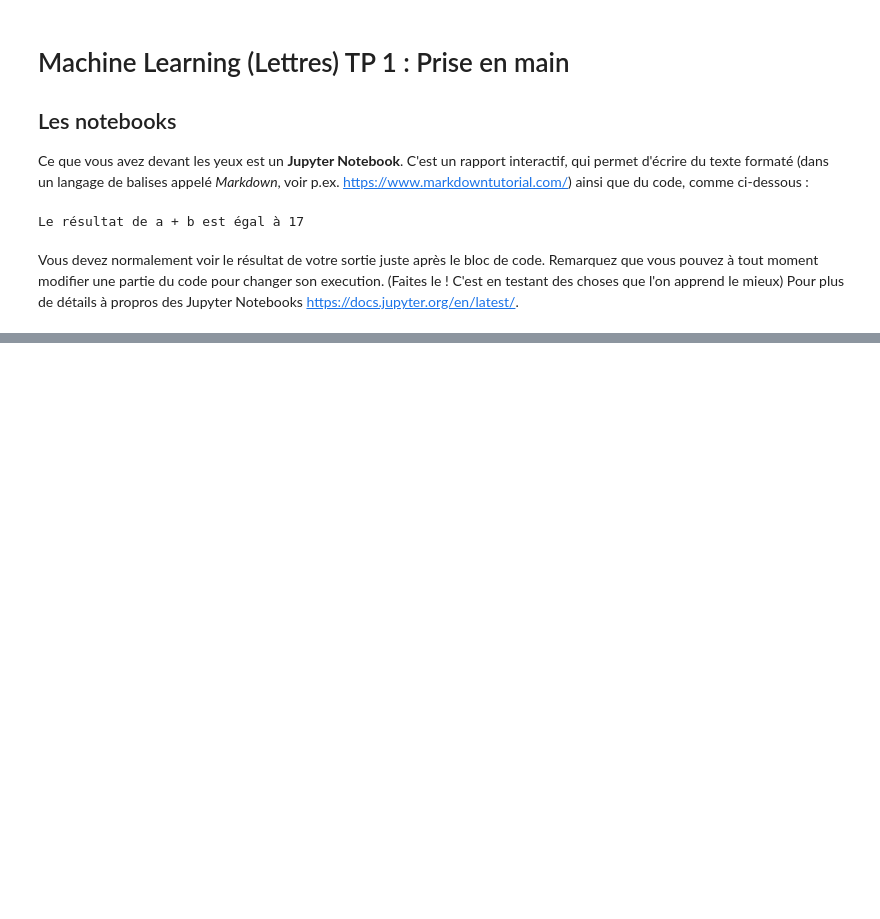
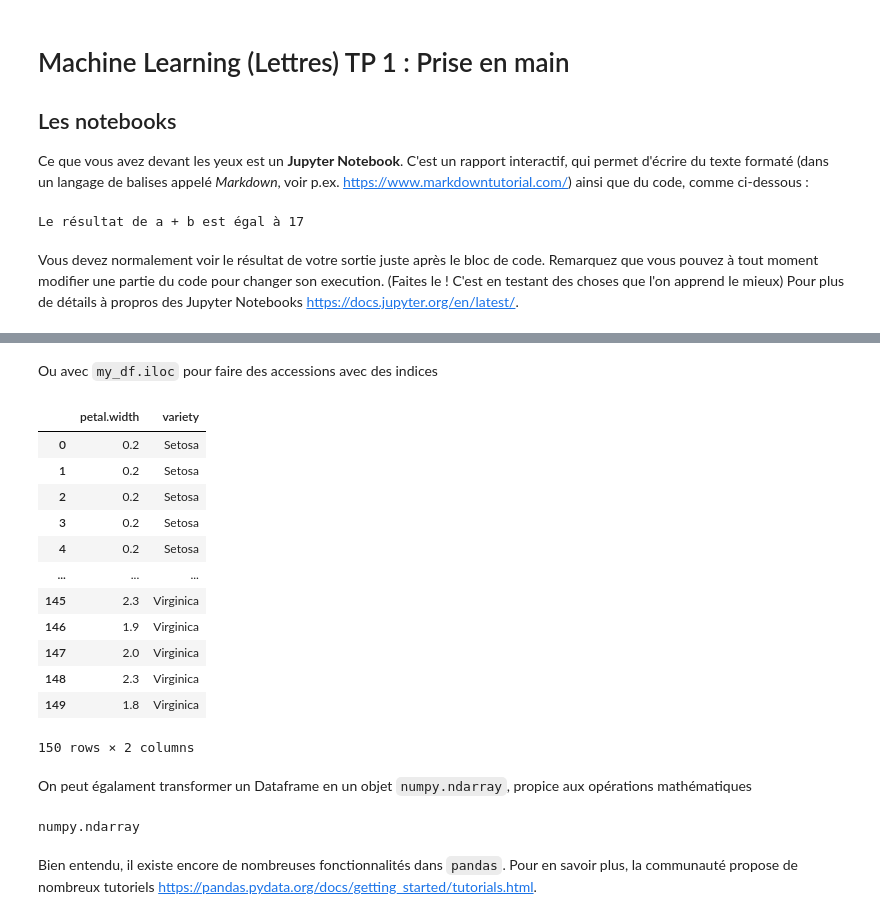
Before and after one commit to gguex/ISH_ressources_cours_ML, a Jupyter notebook: TP1_prise_en_main.ipynb, the cells around one changed output, grey strips where cells are left out. Drawn from its saved outputs; the diff is of its cells as text; code cells hidden in the pictures; blank space fills up the shorter version.

```diff
--- a/TP1_prise_en_main.ipynb
+++ b/TP1_prise_en_main.ipynb
@@ -53,0 +167,26 @@ print(my_df)
+# %% [markdown]
+Ou avec `my_df.iloc` pour faire des accessions avec des indices
+# %%
+my_df.iloc[:, 3:5]
+# %% [output]
+|  | petal.width | variety |
+| 0 | 0.2 | Setosa |
+| 1 | 0.2 | Setosa |
+| 2 | 0.2 | Setosa |
+| 3 | 0.2 | Setosa |
+| 4 | 0.2 | Setosa |
+| ... | ... | ... |
+| 145 | 2.3 | Virginica |
+| 146 | 1.9 | Virginica |
+| 147 | 2.0 | Virginica |
+| 148 | 2.3 | Virginica |
+| 149 | 1.8 | Virginica |
+150 rows × 2 columns
+# %% [markdown]
+On peut égalament transformer un Dataframe en un objet `numpy.ndarray`, propice aux opérations mathématiques
+# %%
+my_df.iloc[:, :4].to_numpy()
+# %% [output]
+numpy.ndarray
+# %% [markdown]
+Bien entendu, il existe encore de nombreuses fonctionnalités dans `pandas`. Pour en savoir plus, la communauté propose de nombreux tutoriels https://pandas.pydata.org/docs/getting_started/tutorials.html.
```
Also changed, not shown: parts of 51 cells of this notebook.
